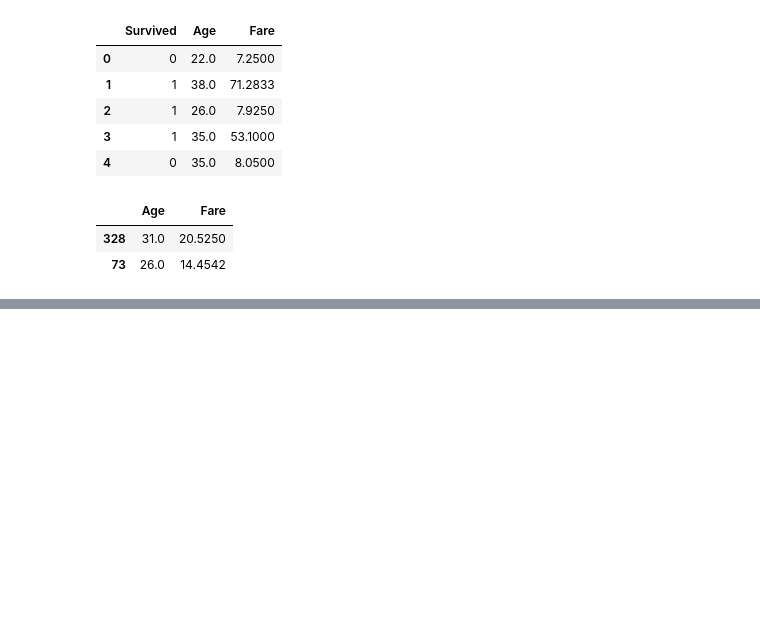
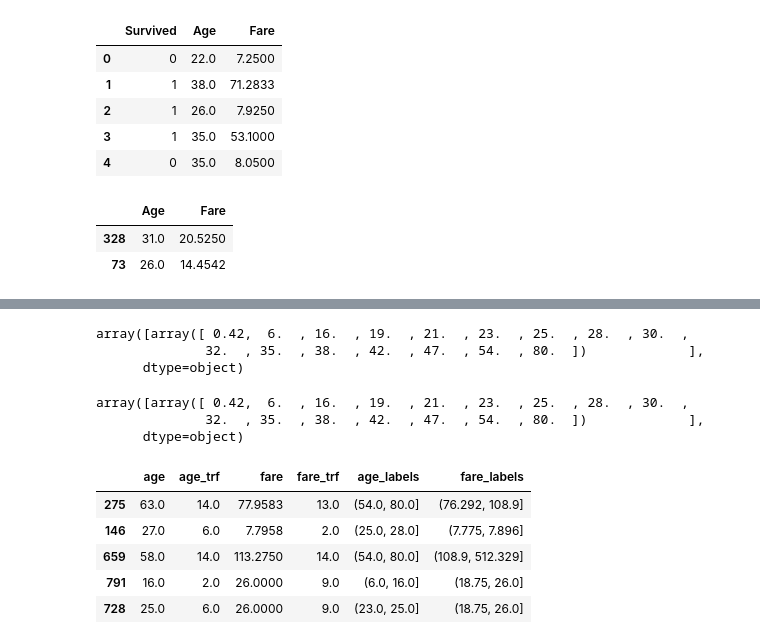
Before and after one commit to ARCHITVARMA15/ml_tutorials, a Jupyter notebook: day32/day32.ipynb, the cells around one changed output, grey strips where cells are left out. Saved outputs shown, nothing was run; the diff lists cells and outputs as text; code cells hidden in the pictures; blank space fills up the shorter version.

```diff
--- a/day32/day32.ipynb
+++ b/day32/day32.ipynb
@@ -64,0 +72,5 @@ np.mean(cross_val_score(DecisionTreeClassifier(),X,y,cv=10,scoring='accuracy'))
+# %%
+trf = ColumnTransformer([
+    ('first', kbin_age,[0]),
+    ('second' , kbin_fare, [1])
+])
@@ -64,0 +80,32 @@ np.mean(cross_val_score(DecisionTreeClassifier(),X,y,cv=10,scoring='accuracy'))
+# %%
+trf.named_transformers_['first'].bin_edges_
+# %% [output]
+array([array([ 0.42,  6.  , 16.  , 19.  , 21.  , 23.  , 25.  , 28.  , 30.  ,
+              32.  , 35.  , 38.  , 42.  , 47.  , 54.  , 80.  ])             ],
+      dtype=object)
+# %%
+trf.named_transformers_['first'].bin_edges_
+# %% [output]
+array([array([ 0.42,  6.  , 16.  , 19.  , 21.  , 23.  , 25.  , 28.  , 30.  ,
+              32.  , 35.  , 38.  , 42.  , 47.  , 54.  , 80.  ])             ],
+      dtype=object)
+# %%
+output =pd.DataFrame({
+    'age':X_train['Age'],
+    'age_trf':X_train_trf[:,0],
+    'fare':X_train['Fare'],
+    'fare_trf':X_train_trf[:,1]
+})
+# %%
+output['age_labels'] = pd.cut(x=X_train['Age'], bins=trf.named_transformers_['first'].bin_edges_[0].tolist())
+
+output['fare_labels'] = pd.cut(x=X_train['Fare'], bins=trf.named_transformers_['second'].bin_edges_[0].tolist())
+# %%
+output.sample(5)
+# %% [output]
+|  | age | age_trf | fare | fare_trf | age_labels | fare_labels |
+| 275 | 63.0 | 14.0 | 77.9583 | 13.0 | (54.0, 80.0] | (76.292, 108.9] |
+| 146 | 27.0 | 6.0 | 7.7958 | 2.0 | (25.0, 28.0] | (7.775, 7.896] |
+| 659 | 58.0 | 14.0 | 113.2750 | 14.0 | (54.0, 80.0] | (108.9, 512.329] |
+| 791 | 16.0 | 2.0 | 26.0000 | 9.0 | (6.0, 16.0] | (18.75, 26.0] |
+| 728 | 25.0 | 6.0 | 26.0000 | 9.0 | (23.0, 25.0] | (18.75, 26.0] |
```
Also changed, not shown: parts of 10 cells of this notebook.
